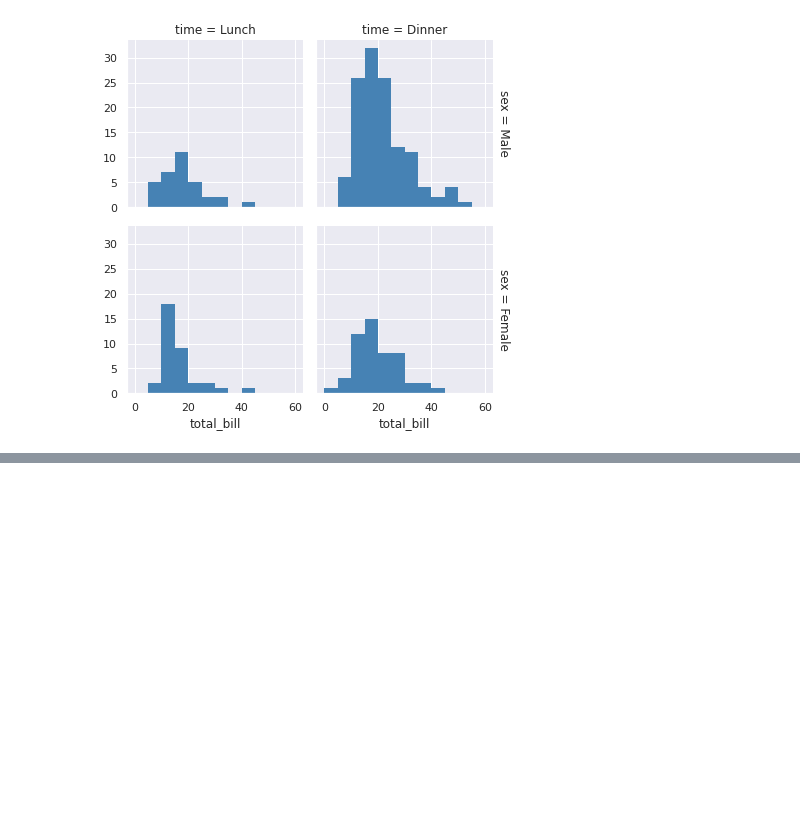
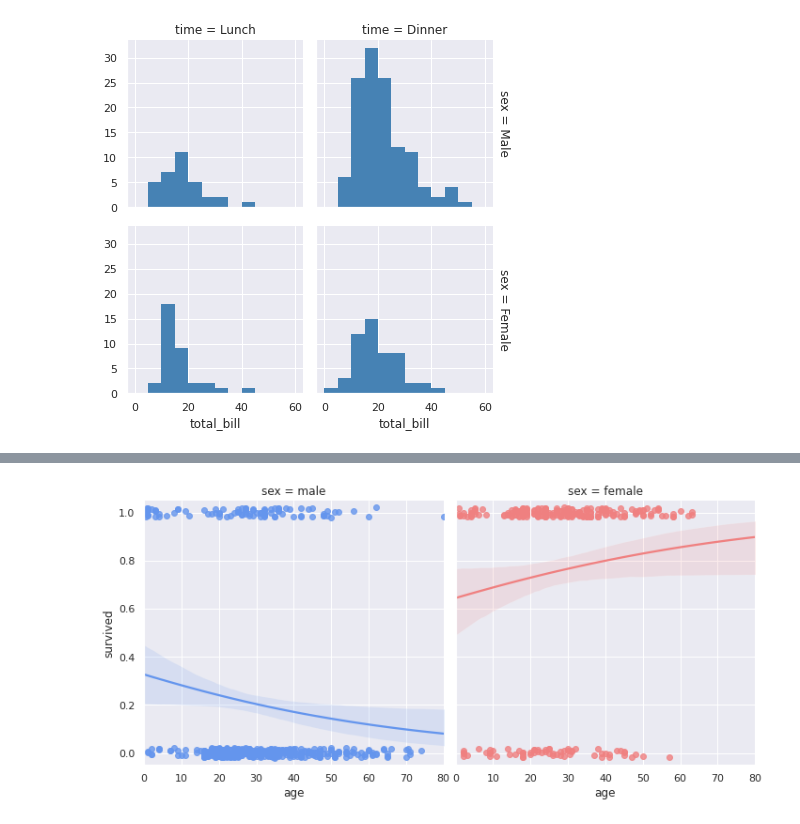
Before and after one commit to leonardodamata/Python_Analise_Dados, a Jupyter notebook: seaborn.ipynb, the cells around one changed output, grey strips where cells are left out. Saved outputs shown, nothing was run; the diff lists cells and outputs as text; code cells hidden in the pictures; blank space fills up the shorter version.

```diff
--- a/seaborn.ipynb
+++ b/seaborn.ipynb
@@ -146,0 +178,11 @@ g.map(plt.hist, "total_bill", color = "steelblue", bins = bins, lw = 0);
+# %%
+# Regressão Logística
+sea.set(style = "darkgrid")
+df = sea.load_dataset("titanic")
+
+pal = dict(male = "#6495ED", female = "#F08080")
+g = sea.lmplot("age", "survived", col = "sex", hue = "sex", data = df, palette = pal,
+              y_jitter = .02, logistic = True)
+g.set(xlim=(0, 80), ylim = (-.05, 1.05));
+# %% [output]
+[figure, added]
```
Also changed, not shown: parts of 16 cells of this notebook, 1 other file.
